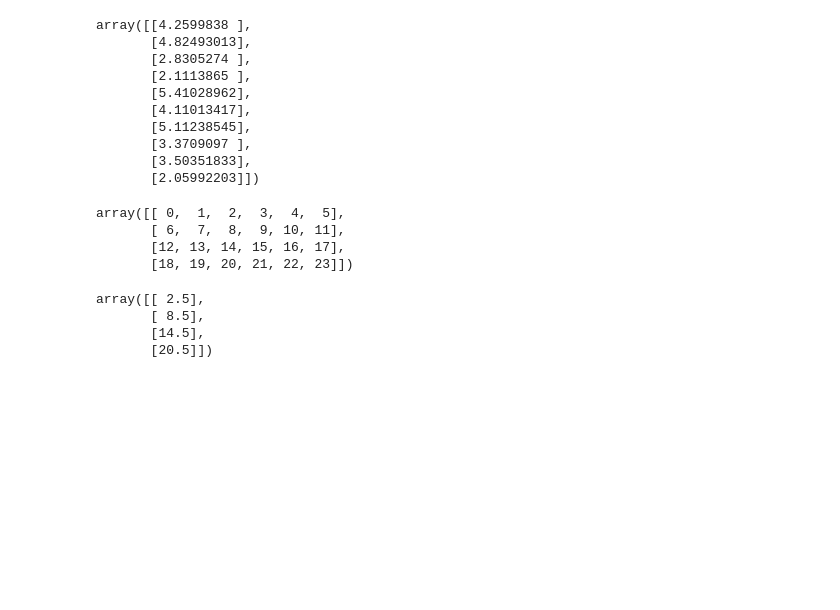
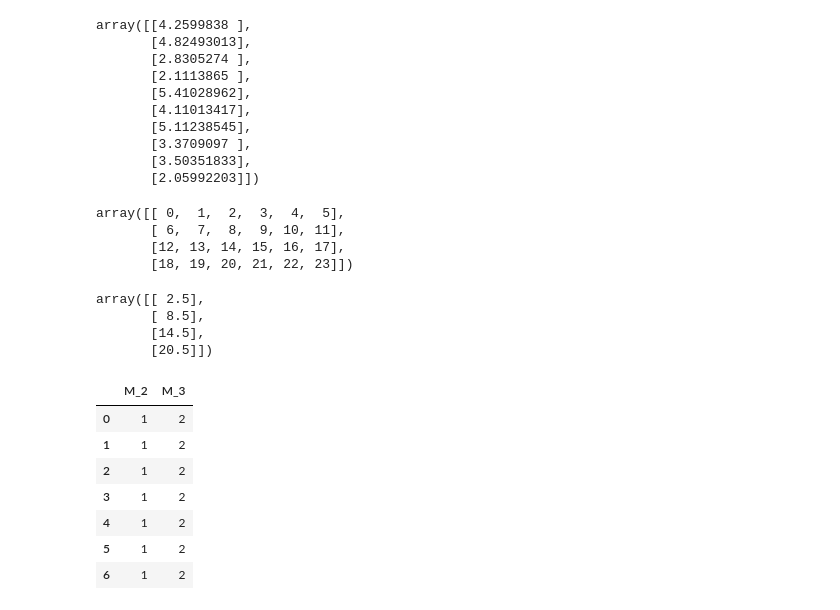
Before and after one commit to Laknath1996/MCW2Graph, a Jupyter notebook: dev.ipynb, the cells around one changed output. Saved outputs shown, nothing was run; the diff lists cells and outputs as text; code cells hidden in the pictures; blank space fills up the shorter version.

```diff
--- a/dev.ipynb
+++ b/dev.ipynb
@@ -897,0 +876,13 @@ array([[ 2.5],
+# %%
+df = pd.read_csv("test.csv", delimiter=',')
+# %%
+df
+# %% [output]
+|  | M_2 | M_3 |
+| 0 | 1 | 2 |
+| 1 | 1 | 2 |
+| 2 | 1 | 2 |
+| 3 | 1 | 2 |
+| 4 | 1 | 2 |
+| 5 | 1 | 2 |
+| 6 | 1 | 2 |
```
Also changed, not shown: parts of 6 cells of this notebook.
